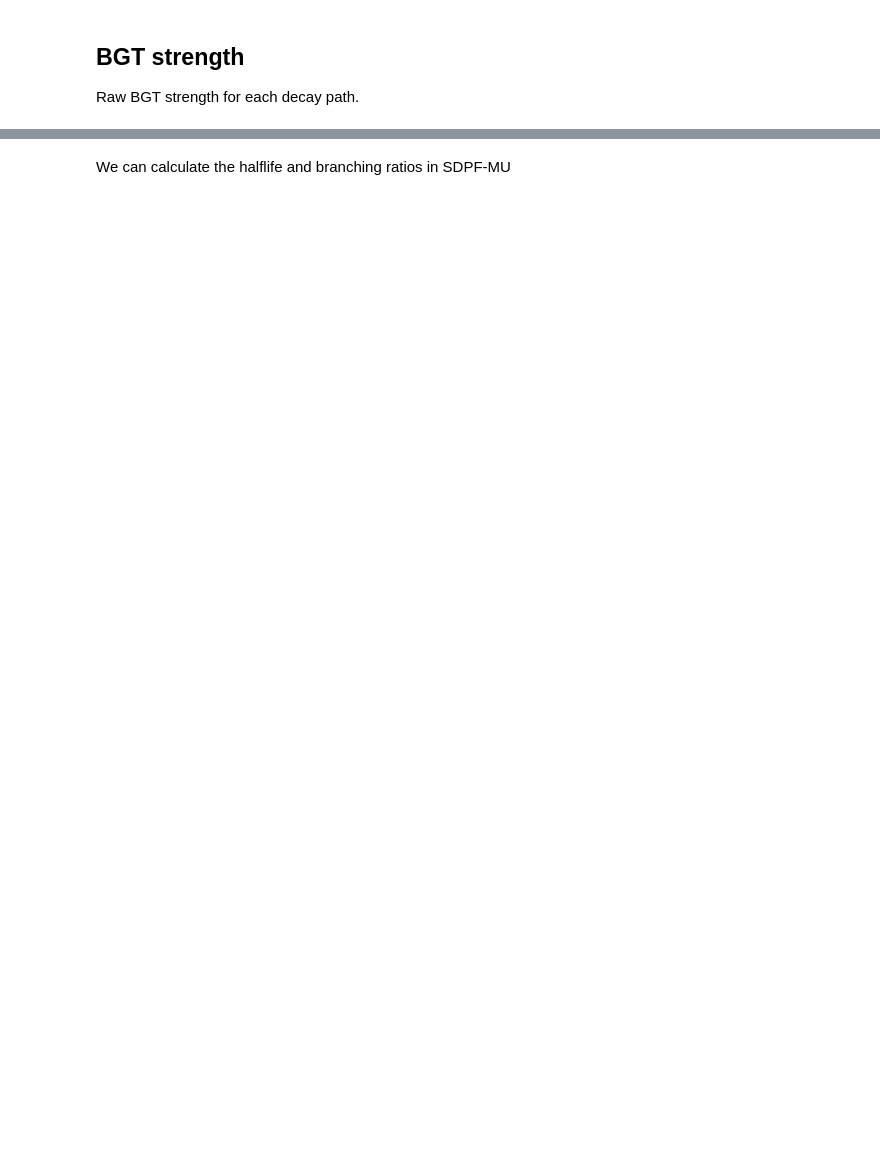
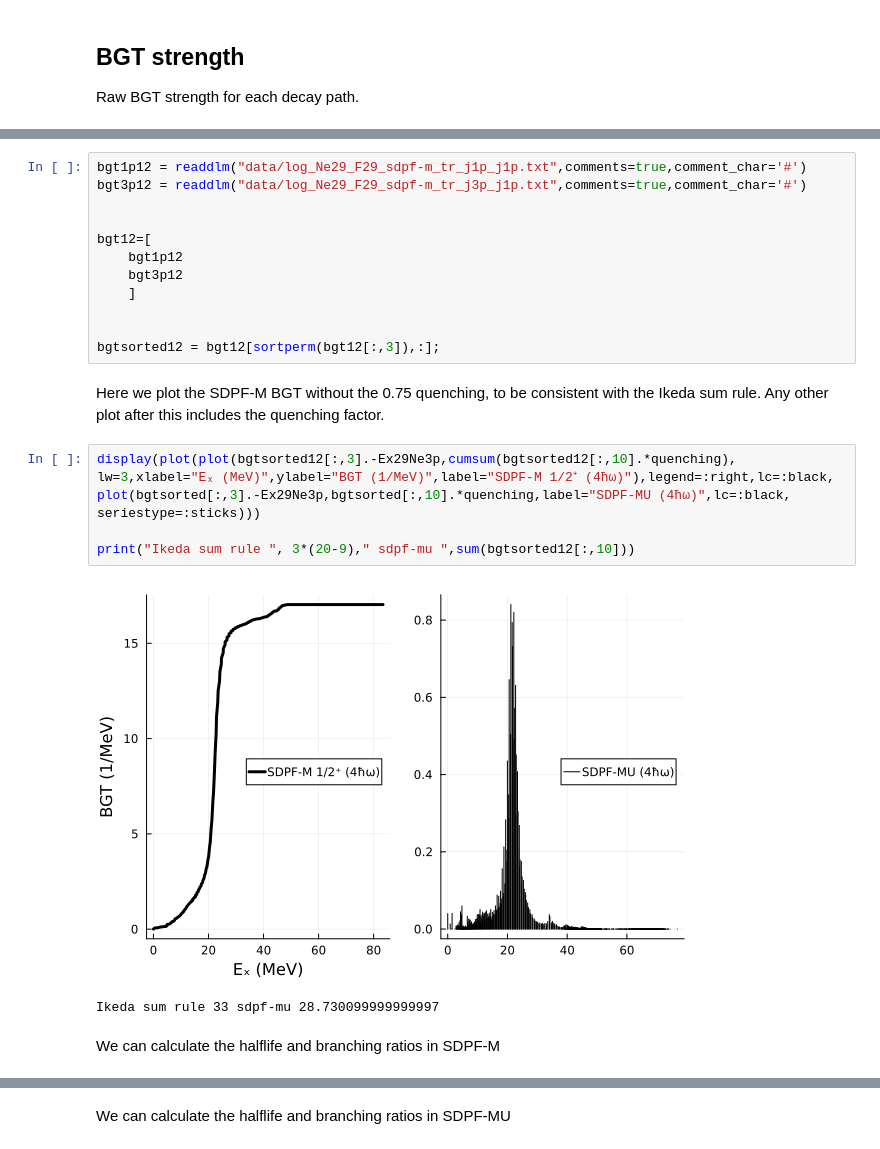
Before and after one commit to mmadurga/E19044-F29, a Jupyter notebook: shellModelBGT.ipynb, the cells around one changed output, grey strips where cells are left out. Cells and saved outputs as stored; diff of their text form; blank space fills up the shorter version.

```diff
--- a/shellModelBGT.ipynb
+++ b/shellModelBGT.ipynb
@@ -56,0 +195,26 @@ Ikeda sum rule 33 sdpf-mu 33.030299999999926
+# %%
+bgt1p12 = readdlm("data/log_Ne29_F29_sdpf-m_tr_j1p_j1p.txt",comments=true,comment_char='#')
+bgt3p12 = readdlm("data/log_Ne29_F29_sdpf-m_tr_j3p_j1p.txt",comments=true,comment_char='#')
+
+
+bgt12=[
+    bgt1p12
+    bgt3p12
+    ]
+
+
+bgtsorted12 = bgt12[sortperm(bgt12[:,3]),:];
+# %% [markdown]
+Here we plot the SDPF-M BGT without the 0.75 quenching, to be consistent with the Ikeda sum rule. Any other plot after this includes the quenching factor.
+# %%
+display(plot(plot(bgtsorted12[:,3].-Ex29Ne3p,cumsum(bgtsorted12[:,10].*quenching),
+lw=3,xlabel="Eₓ (MeV)",ylabel="BGT (1/MeV)",label="SDPF-M 1/2⁺ (4ħω)"),legend=:right,lc=:black,
+plot(bgtsorted[:,3].-Ex29Ne3p,bgtsorted[:,10].*quenching,label="SDPF-MU (4ħω)",lc=:black,
+seriestype=:sticks)))
+
+print("Ikeda sum rule ", 3*(20-9)," sdpf-mu ",sum(bgtsorted12[:,10]))
+# %% [output]
+[figure, added]
+Ikeda sum rule 33 sdpf-mu 28.730099999999997
+# %% [markdown]
+We can calculate the halflife and branching ratios in SDPF-M
```
Also changed, not shown: parts of 41 cells of this notebook, 22 other files.
